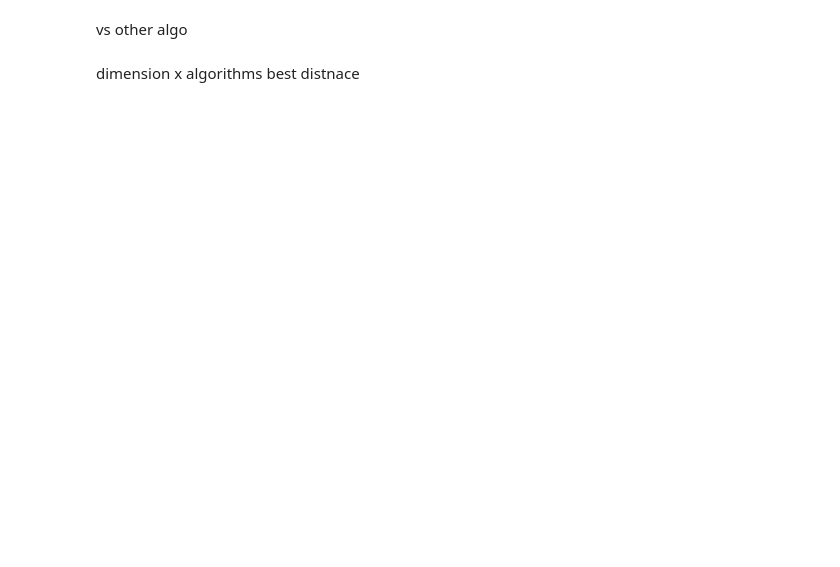
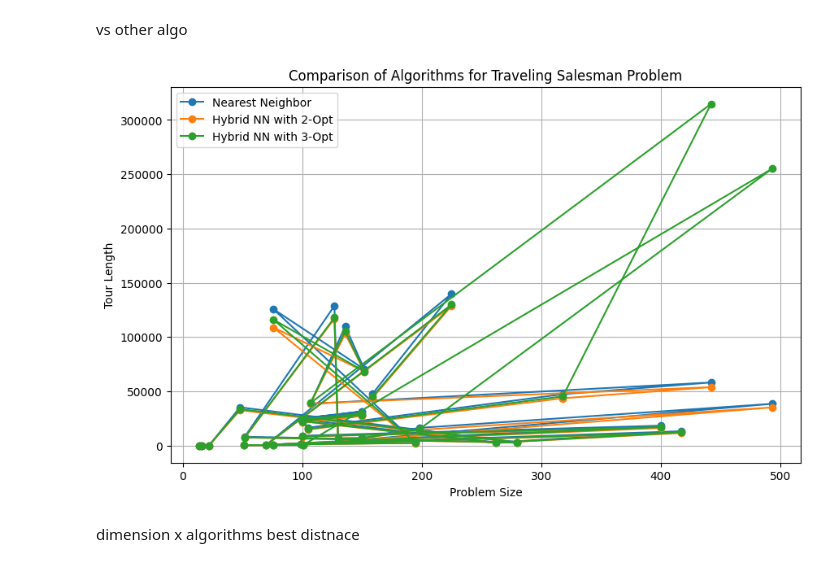
Before and after one commit to Amboyandrey/TSPLIB, a Jupyter notebook: plot.ipynb, the cells around one changed output. Drawn from its saved outputs; the diff is of its cells as text; code cells hidden in the pictures; blank space fills up the shorter version.

```diff
--- a/plot.ipynb
+++ b/plot.ipynb
@@ -38,34 +40,36 @@ vs other algo
 # %%
 import pandas as pd
 import matplotlib.pyplot as plt
 
 # Read the simulation results from CSV
-data = pd.read_csv("simulation_results.csv")
+data = pd.read_csv("THESIS_DATA.csv")
 
 # Extract data for each algorithm
 hybrid_nn = data["NNH_BEST_DISTANCE"]
 hybrid_nn_2opt = data["NNH_2OPT_BEST_DISTANCE"]
 hybrid_nn_3opt = data["NNH_3OPT_BEST_DISTANCE"]
 
 # Define x-axis data (e.g., problem sizes)
 x_data = data["DIMENSION"]
 
 # Plot the results
 plt.figure(figsize=(10, 6))
 
 plt.plot(x_data, hybrid_nn, marker='o', linestyle='-', label='Nearest Neighbor')
 plt.plot(x_data, hybrid_nn_2opt, marker='o', linestyle='-', label='Hybrid NN with 2-Opt')
 plt.plot(x_data, hybrid_nn_3opt, marker='o', linestyle='-', label='Hybrid NN with 3-Opt')
 
 # Add labels and title
 plt.xlabel('Problem Size')
 plt.ylabel('Tour Length')
 plt.title('Comparison of Algorithms for Traveling Salesman Problem')
 plt.legend()
 
 # Show the plot
 plt.grid(True)
 plt.show()
+# %% [output]
+[figure, added]
 # %% [markdown]
 dimension x algorithms best distnace
 # %%
```
Also changed, not shown: parts of 4 cells of this notebook, 4 other files.
